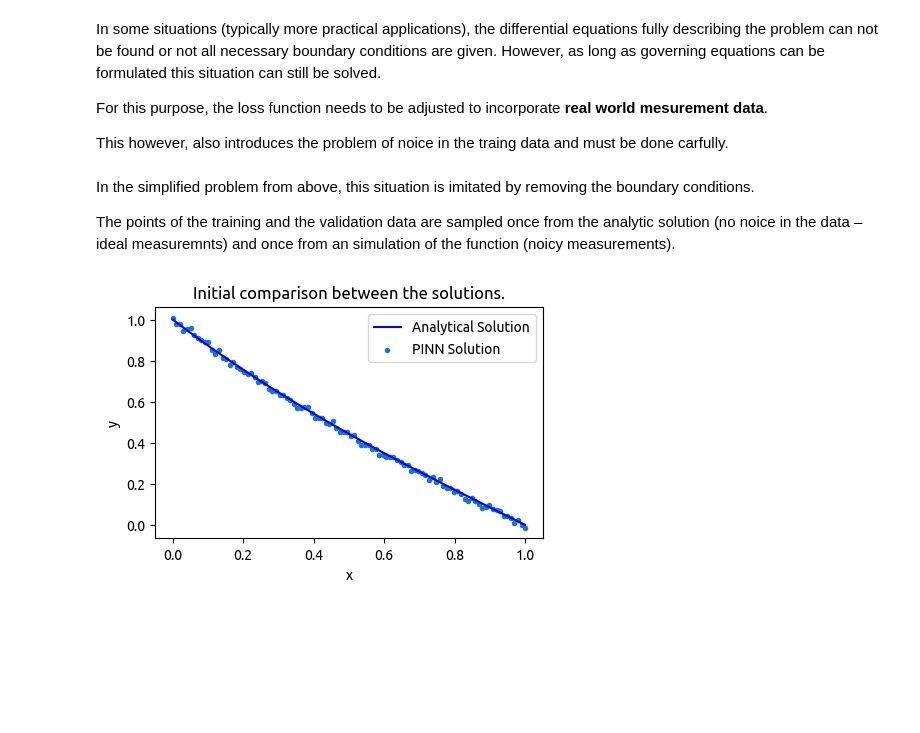
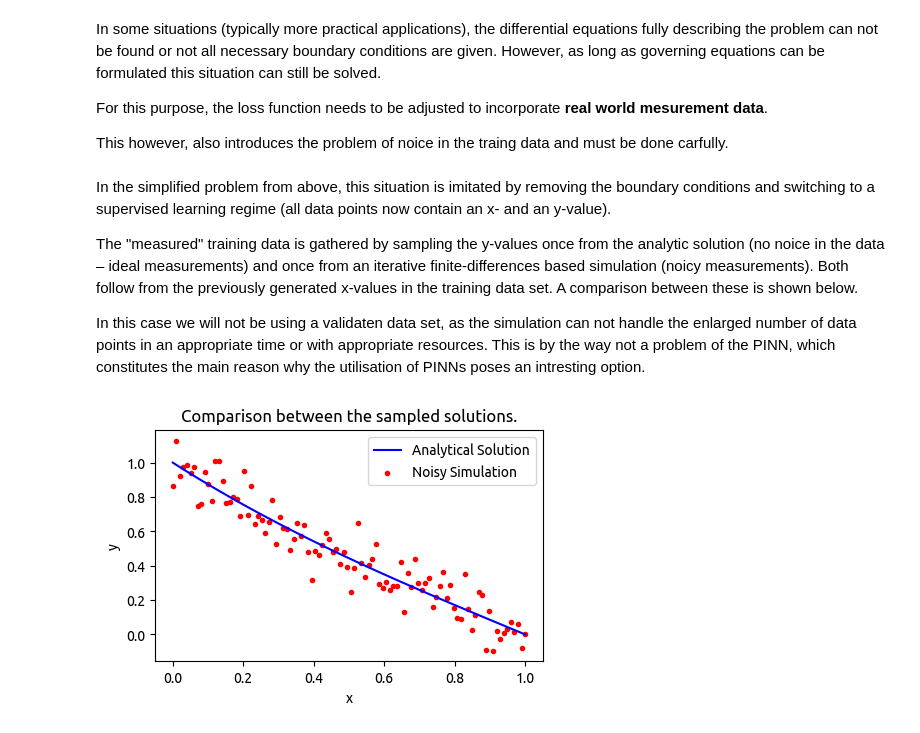
Before and after one commit to IMTEK-Simulation/PINNs_testbench, a Jupyter notebook: examples/1D & non-time dependend.ipynb, the cells around one changed output. Cells and saved outputs as stored; diff of their text form; code cells hidden in the pictures; blank space fills up the shorter version.

Commit message:
Including the results for training based on measurement data.

```diff
--- a/examples/1D & non-time dependend.ipynb
+++ b/examples/1D & non-time dependend.ipynb
@@ -138,23 +140,28 @@ For this purpose, the loss function needs to be adjusted to incorporate **real w
 
 This however, also introduces the problem of noice in the traing data and must be done carfully.
 # %% [markdown]
-In the simplified problem from above, this situation is imitated by removing the boundary conditions.
+In the simplified problem from above, this situation is imitated by removing the boundary conditions and switching to a supervised learning regime (all data points now contain an x- and an y-value).
 
-The points of the training and the validation data are sampled once from the analytic solution (no noice in the data – ideal measuremnts) and once from an simulation of the function (noicy measurements).
+The "measured" training data is gathered by sampling the y-values once from the analytic solution (no noice in the data – ideal measurements) and once from an iterative finite-differences based simulation (noicy measurements). Both follow from the previously generated x-values in the training data set. A comparison between these is shown below.
+
+In this case we will not be using a validaten data set, as the simulation can not handle the enlarged number of data points in an appropriate time or with appropriate resources. This is by the way not a problem of the PINN, which constitutes the main reason why the utilisation of PINNs poses an intresting option.
 # %%
-x_test = gen_data(lower_bound, upper_bound, 100)
+# Simulate the measurement data by generating
+# the different y-Values for the training data
+y_train_noisy = simp_sim(x_train, y_bc, noise_level=0.2)[1]
+y_train_true = simp_sol(x_train)
+# FYI: As the y-values are only used to compute the loss and
+# are thus not directly entered into the PINN, they do not
+# need to be a Tf tensor!
 
 
-y_pred = simp_sim(x_test, y_bc)[1]
-y_true = simp_sol(x_test)
-
 plt.figure(figsize=(5, 3))
-plt.plot(x_test, y_true, 'b', label="Analytical Solution")
-plt.scatter(x_test, y_pred, label='PINN Solution', marker='.')
+plt.plot(x_train, y_train_true, 'b', label="Analytical Solution")
+plt.scatter(x_train, y_train_noisy, c='r', label='Noisy Simulation', marker='.')
 plt.xlabel('x')
 plt.ylabel('y')
 plt.legend()
-plt.title('Initial comparison between the solutions.')
+plt.title('Comparison between the sampled solutions.')
 plt.show()
 # %% [output]
-[figure, old version]
+[figure, new version]
```
Also changed, not shown: parts of 10 cells of this notebook, 6 other files.
